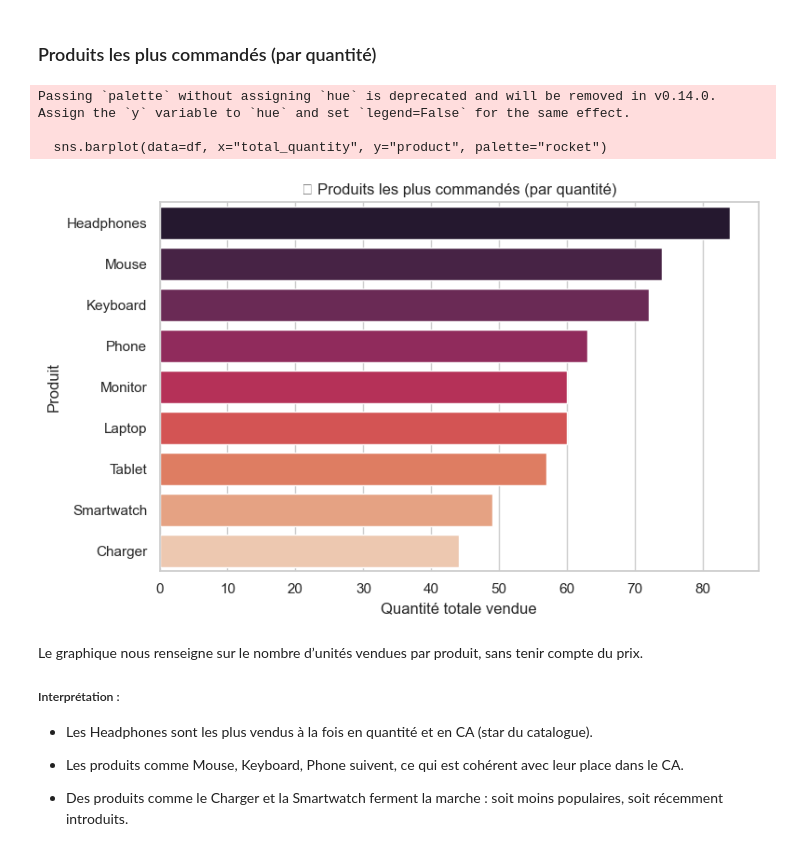
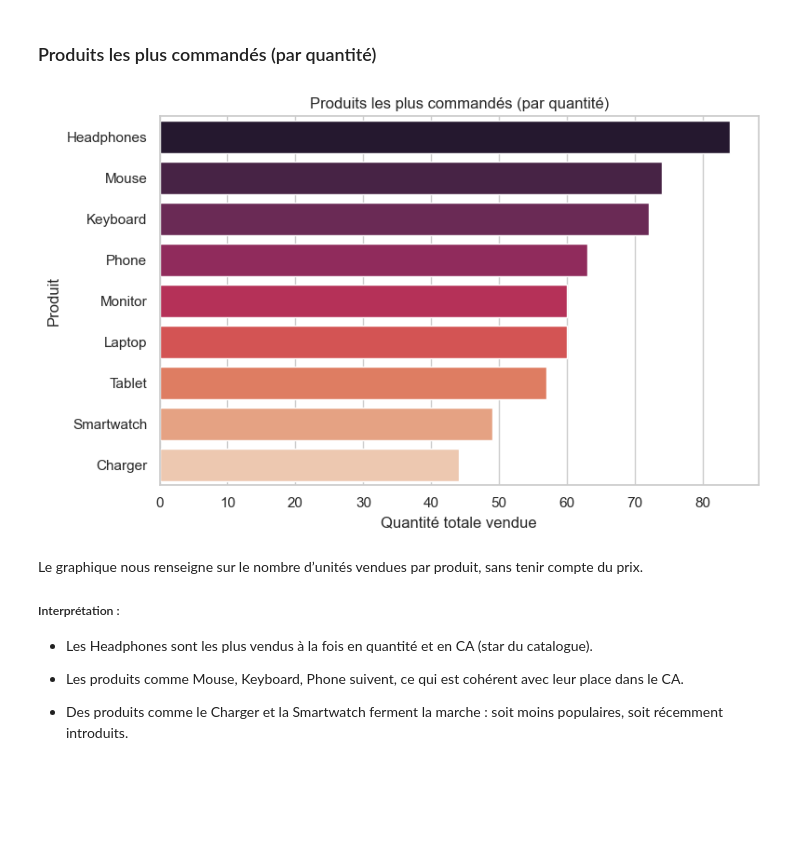
Before and after one commit to JulWebana/ecommerce_pipeline_project, a Jupyter notebook: notebooks/visualisations.ipynb, the cells around one changed output. Cells and saved outputs as stored; diff of their text form; code cells hidden in the pictures; blank space fills up the shorter version.

```diff
--- a/notebooks/visualisations.ipynb
+++ b/notebooks/visualisations.ipynb
@@ -141,18 +153,22 @@ Le graphique montre le montant moyen dépensé par commande pour chaque client d
 # %%
 df = pd.read_csv("../output/top_products_by_quantity.csv")
 
 plt.figure(figsize=(8, 5))
-sns.barplot(data=df, x="total_quantity", y="product", palette="rocket")
-plt.title("📦 Produits les plus commandés (par quantité)")
+sns.barplot(
+    data=df,
+    x="total_quantity",
+    y="product",
+    hue="product",
+    palette="rocket",
+    legend=False
+)
+plt.title("Produits les plus commandés (par quantité)")
 plt.xlabel("Quantité totale vendue")
 plt.ylabel("Produit")
 plt.tight_layout()
 plt.show()
 # %% [output]
-Passing `palette` without assigning `hue` is deprecated and will be removed in v0.14.0. Assign the `y` variable to `hue` and set `legend=False` for the same effect.
-
-  sns.barplot(data=df, x="total_quantity", y="product", palette="rocket")
-[figure, old version]
+[figure, new version]
 # %% [markdown]
 Le graphique nous renseigne sur le nombre d’unités vendues par produit, sans tenir compte du prix.
 
```
Also changed, not shown: parts of 5 cells of this notebook.
